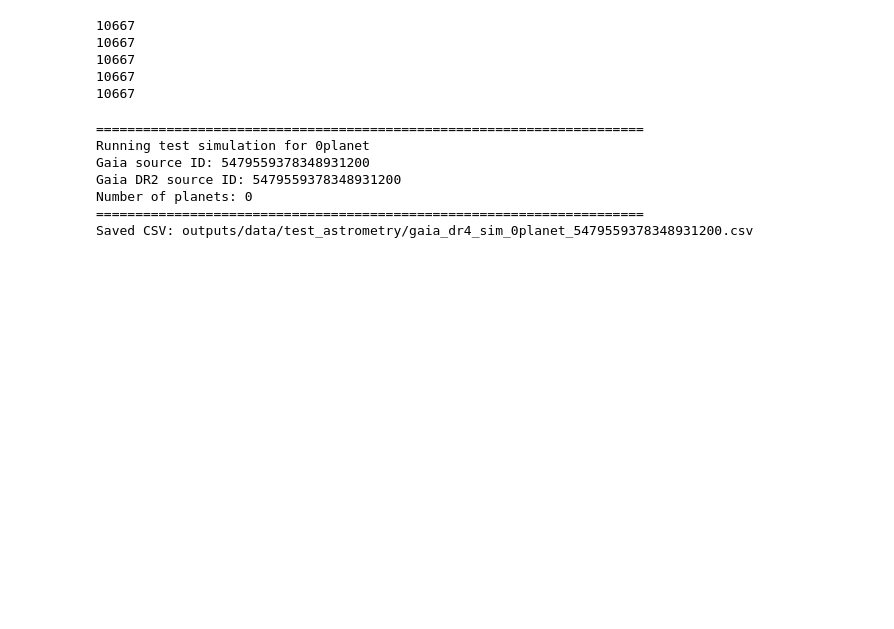
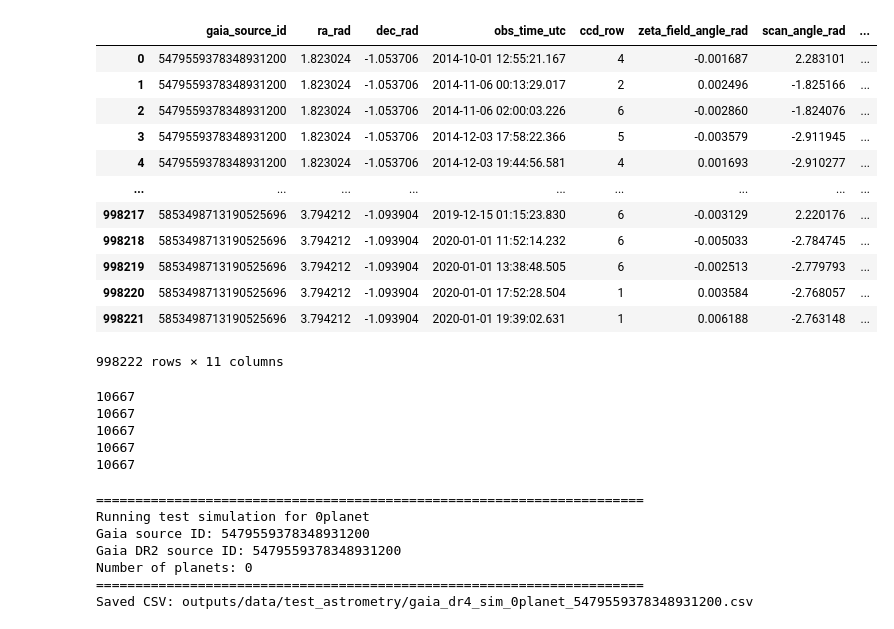
Before and after one commit to adrn/epochalypse, a Jupyter notebook: sim_astrometry.ipynb, the cells around one changed output. Cells and saved outputs as stored; diff of their text form; code cells hidden in the pictures; blank space fills up the shorter version.

```diff
--- a/sim_astrometry.ipynb
+++ b/sim_astrometry.ipynb
@@ -518,3 +549,19 @@ sample_sources_w_mass_radius = pd.read_csv(
+# %%
+sample_scanlaw_dr4_df
+# %% [output]
+|  | gaia_source_id | ra_rad | dec_rad | obs_time_utc | ccd_row | zeta_field_angle_rad | scan_angle_rad | ... |
+| 0 | 5479559378348931200 | 1.823024 | -1.053706 | 2014-10-01 12:55:21.167 | 4 | -0.001687 | 2.283101 | ... |
+| 1 | 5479559378348931200 | 1.823024 | -1.053706 | 2014-11-06 00:13:29.017 | 2 | 0.002496 | -1.825166 | ... |
+| 2 | 5479559378348931200 | 1.823024 | -1.053706 | 2014-11-06 02:00:03.226 | 6 | -0.002860 | -1.824076 | ... |
+| 3 | 5479559378348931200 | 1.823024 | -1.053706 | 2014-12-03 17:58:22.366 | 5 | -0.003579 | -2.911945 | ... |
+| 4 | 5479559378348931200 | 1.823024 | -1.053706 | 2014-12-03 19:44:56.581 | 4 | 0.001693 | -2.910277 | ... |
+| ... | ... | ... | ... | ... | ... | ... | ... | ... |
+| 998217 | 5853498713190525696 | 3.794212 | -1.093904 | 2019-12-15 01:15:23.830 | 6 | -0.003129 | 2.220176 | ... |
+| 998218 | 5853498713190525696 | 3.794212 | -1.093904 | 2020-01-01 11:52:14.232 | 6 | -0.005033 | -2.784745 | ... |
+| 998219 | 5853498713190525696 | 3.794212 | -1.093904 | 2020-01-01 13:38:48.505 | 6 | -0.002513 | -2.779793 | ... |
+| 998220 | 5853498713190525696 | 3.794212 | -1.093904 | 2020-01-01 17:52:28.504 | 1 | 0.003584 | -2.768057 | ... |
+| 998221 | 5853498713190525696 | 3.794212 | -1.093904 | 2020-01-01 19:39:02.631 | 1 | 0.006188 | -2.763148 | ... |
+998222 rows × 11 columns
 # %%
 import numpy as np
 import pandas as pd
```
Also changed, not shown: parts of 7 cells of this notebook, 2 other files.
